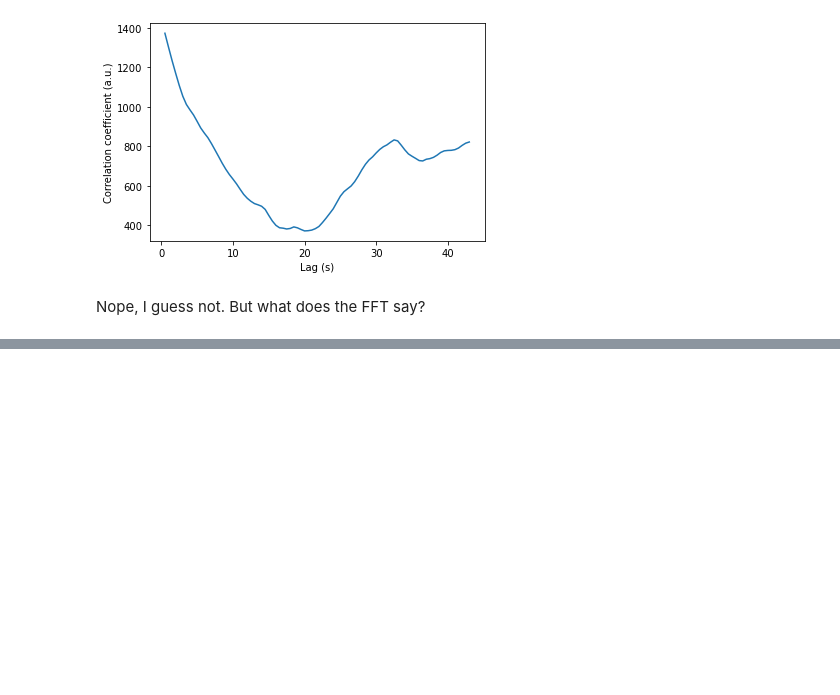
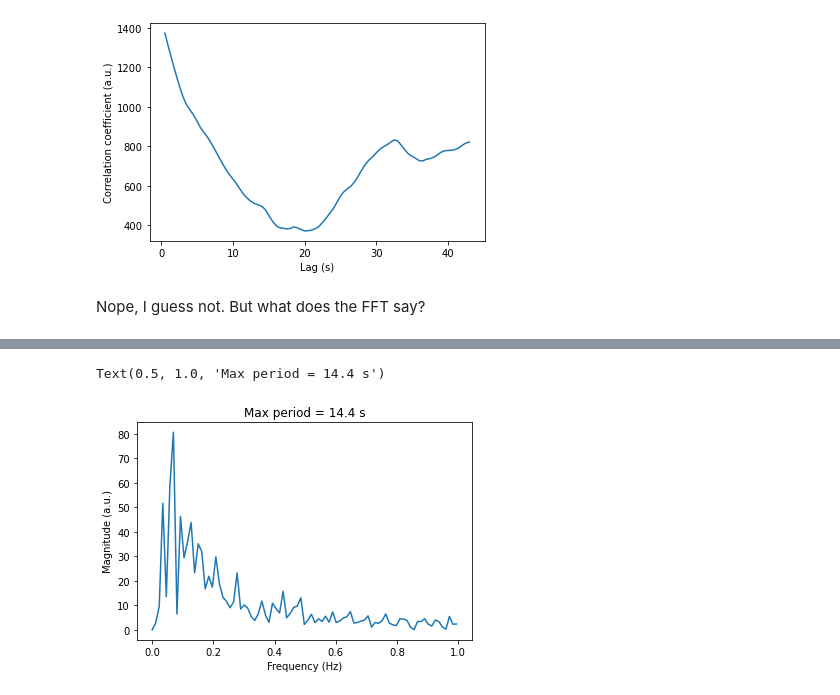
Before and after one commit to nhurleywalker/GPMTransient, a Jupyter notebook: dynspec/autocorrelation.ipynb, the cells around one changed output, grey strips where cells are left out. Cells and saved outputs as stored; diff of their text form; code cells hidden in the pictures; blank space fills up the shorter version.

```diff
--- a/dynspec/autocorrelation.ipynb
+++ b/dynspec/autocorrelation.ipynb
@@ -310,2 +324,13 @@ It's still impossible to pick out any feature that doesn't looks like a harmonic
+# %%
+ffted = np.fft.rfft(residuals)
+freqs = np.fft.rfftfreq(len(residuals), d=dynspec_pruned.dt)
+plt.plot(freqs, np.abs(ffted))
+plt.xlabel("Frequency (Hz)")
+plt.ylabel("Magnitude (a.u.)")
+period_max = 1/freqs[np.argmax(np.abs(ffted))]
+plt.title(f"Max period = {period_max:.1f} s")
+# %% [output]
+Text(0.5, 1.0, 'Max period = 14.4 s')
+[figure, added]
 # %%
 approx_lag_peaks[obs] = [55]
```
Also changed, not shown: parts of 14 cells of this notebook.
